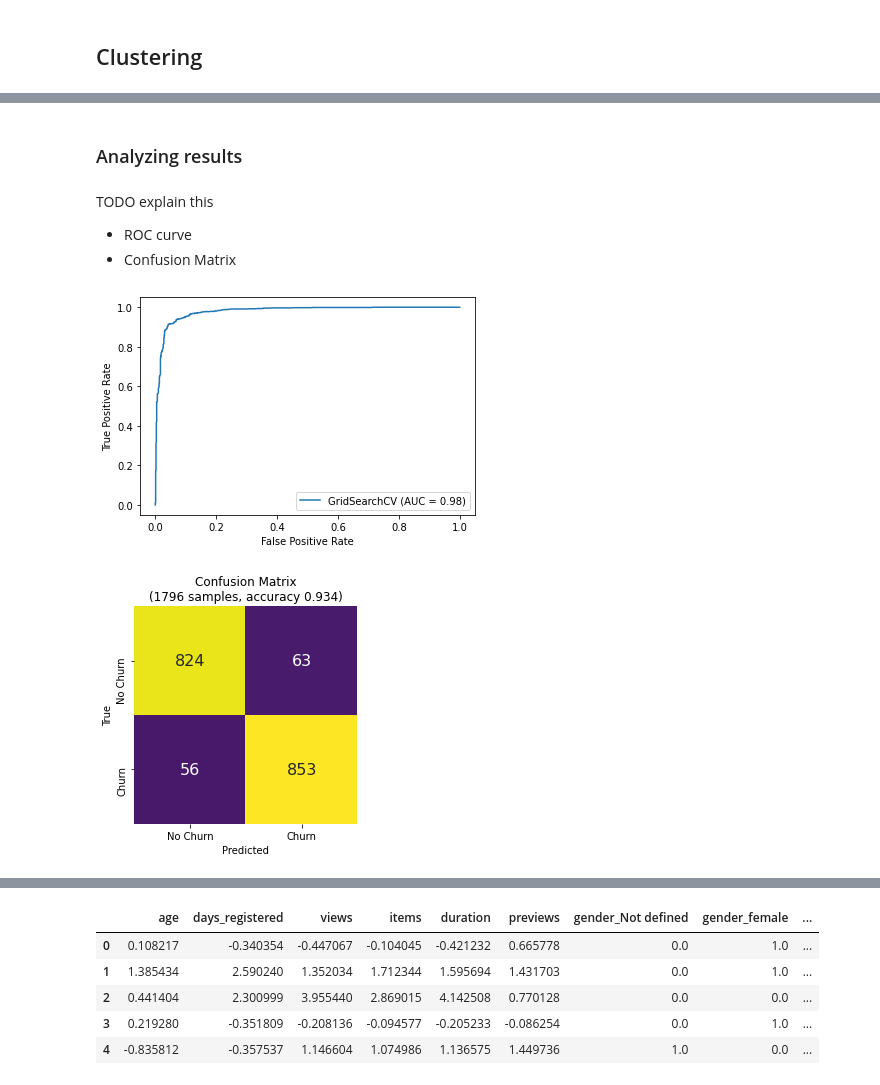
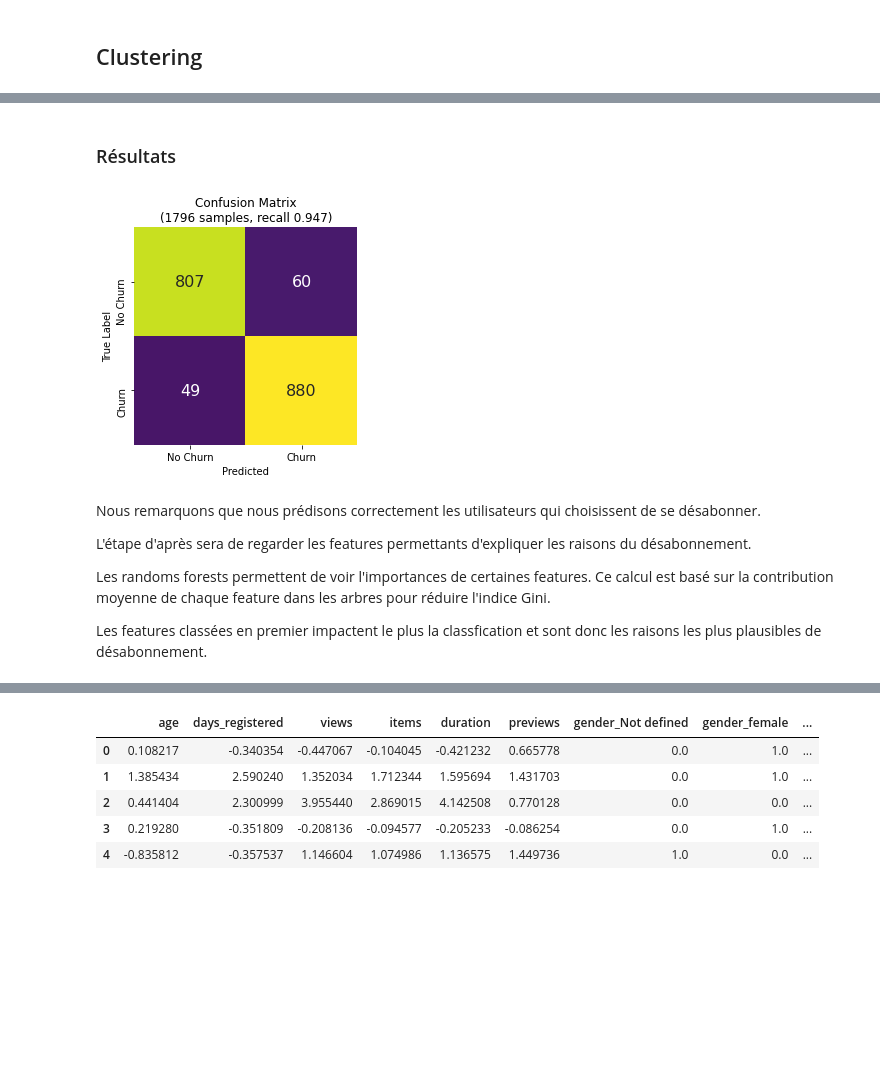
Before and after one commit to AmineDiro/Churn-analysis, a Jupyter notebook: MLpython.ipynb, the cells around one changed output, grey strips where cells are left out. Cells and saved outputs as stored; diff of their text form; code cells hidden in the pictures; blank space fills up the shorter version.

Commit message:
churn analysis finished !

`````diff
--- a/MLpython.ipynb
+++ b/MLpython.ipynb
@@ -63,8 +105,5 @@ pd.set_option("display.width", 100)
 # %%
-#
-# Import data
-#
-data_path = "churn-media-data/"
+data_path = "data/"
 users = pd.read_csv(
     data_path + "users.csv.zip",
     compression="zip",
@@ -277,7 +339,10 @@ X = result[features]
 y = result["is_churn"]
 # %%
 numeric_transformer = Pipeline(
-    steps=[('scaler',StandardScaler()),("imputer", SimpleImputer(strategy="constant", fill_value=0))]
+    steps=[
+        ("scaler", StandardScaler()),
+        ("imputer", SimpleImputer(strategy="constant", fill_value=0)),
+    ]
 )
 
 categorical_transformer = Pipeline(
@@ -411,12 +497,8 @@ pkl_filename = "pickled_random_forest.pkl"
 with open(pkl_filename, 'wb') as file:
     pickle.dump(clf, file)
 ````
-# %% [markdown]
-### Analyzing results
-# %% [markdown]
-TODO explain this
-* ROC curve
-* Confusion Matrix
+# %% [markdown]
+### Résultats
 # %%
 pkl_filename = "pickled_random_forest.pkl"
 
@@ -425,26 +507,41 @@ with open(pkl_filename, 'rb') as file:
 # %%
 y_pred = clf.predict(X_test)
 
-plot_roc_curve(clf, X_test, y_test)
-
 # Change this function
 def plot_confusion_matrix(y, y_hat_prob, labels):
-    y_hat = np.where(y_hat_prob > 0.5, 1, 0) # probability to 0-1 binary
+    y_hat = np.where(y_hat_prob > 0.5, 1, 0)  # probability to 0-1 binary
     cm = confusion_matrix(y, y_hat)
-    accuracy = accuracy_score(y, y_hat)
-    plt.figure(figsize=(4, 4));
-    sns.heatmap(cm, xticklabels = labels, yticklabels = labels,
-                annot = True, cbar=False, fmt='d', annot_kws={'size': 16},
-                cmap="viridis", vmin = 0.2);
-    plt.title(f'Confusion Matrix\n({len(y)} samples, accuracy {accuracy:.3f})')
-    plt.ylabel('True')
-    plt.xlabel('Predicted')
+    recall = recall_score(y, y_hat)
+    plt.figure(figsize=(4, 4))
+    fig = sns.heatmap(
+        cm,
+        xticklabels=labels,
+        yticklabels=labels,
+        annot=True,
+        cbar=False,
+        fmt="d",
+        annot_kws={"size": 16},
+        cmap="viridis",
+        vmin=0.2,
+    )
+    plt.title(f"Confusion Matrix\n({len(y)} samples, recall {recall:.3f})")
+    plt.ylabel("True Label")
+    plt.xlabel("Predicted")
     plt.show()
+    fig.figure.savefig("confusion_RF.png")
+
 
 plot_confusion_matrix(y_test, y_pred, ["No Churn", "Churn"])
 # %% [output]
-[figure, old version]
+[figure, new version]
-[figure, removed]
+# %% [markdown]
+Nous remarquons que nous prédisons correctement les utilisateurs qui choisissent de se désabonner.
+
+L'étape d'après sera de regarder les features permettants d'expliquer les raisons du désabonnement.
+
+Les randoms forests permettent de voir l'importances de certaines features. Ce calcul est basé sur la contribution moyenne de chaque feature dans les arbres pour réduire l'indice Gini.
+
+Les features classées en premier impactent le plus la classfication et sont donc les raisons les plus plausibles de désabonnement.
 # %%
 ohe = preproc.named_transformers_["cat"].named_steps["onehot"]
 
`````
Also changed, not shown: parts of 143 cells of this notebook, 2 other files.
